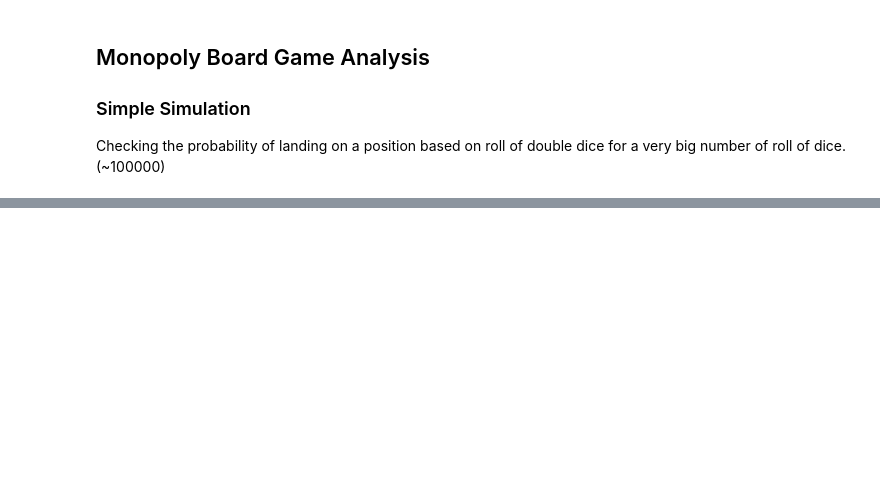
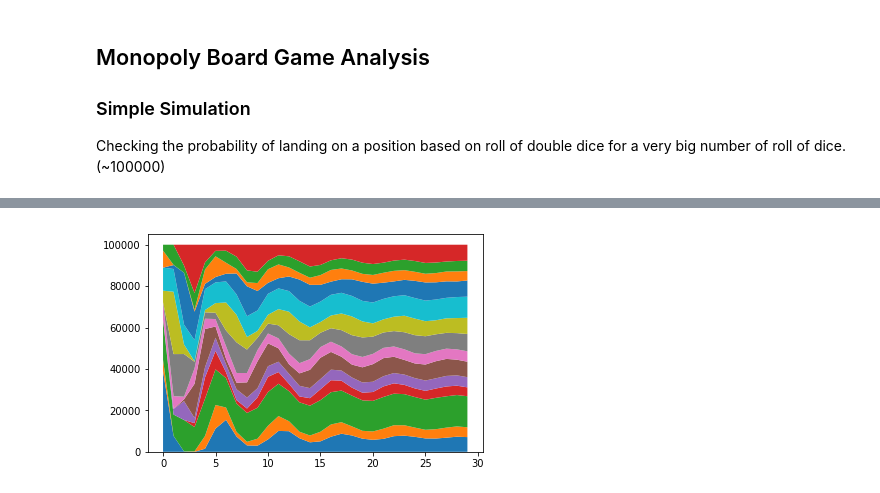
Before and after one commit to meenurajapandian/monopoly, a Jupyter notebook: Notes.ipynb, the cells around one changed output, grey strips where cells are left out. Cells and saved outputs as stored; diff of their text form; code cells hidden in the pictures; blank space fills up the shorter version.

```diff
--- a/Notes.ipynb
+++ b/Notes.ipynb
@@ -34,0 +94,11 @@ So distribution wrt to time. Is that even a thing?
+# %%
+data = pd.DataFrame(t_places)
+data['Type'] = color_type
+consolidate = data.groupby('Type', as_index=False).sum()
+
+x = range(0,30)
+plt.stackplot(x, consolidate.iloc[:,1:31],)
+
+plt.show()
+# %% [output]
+[figure, added]
```
Also changed, not shown: parts of 9 cells of this notebook, 2 other files.
